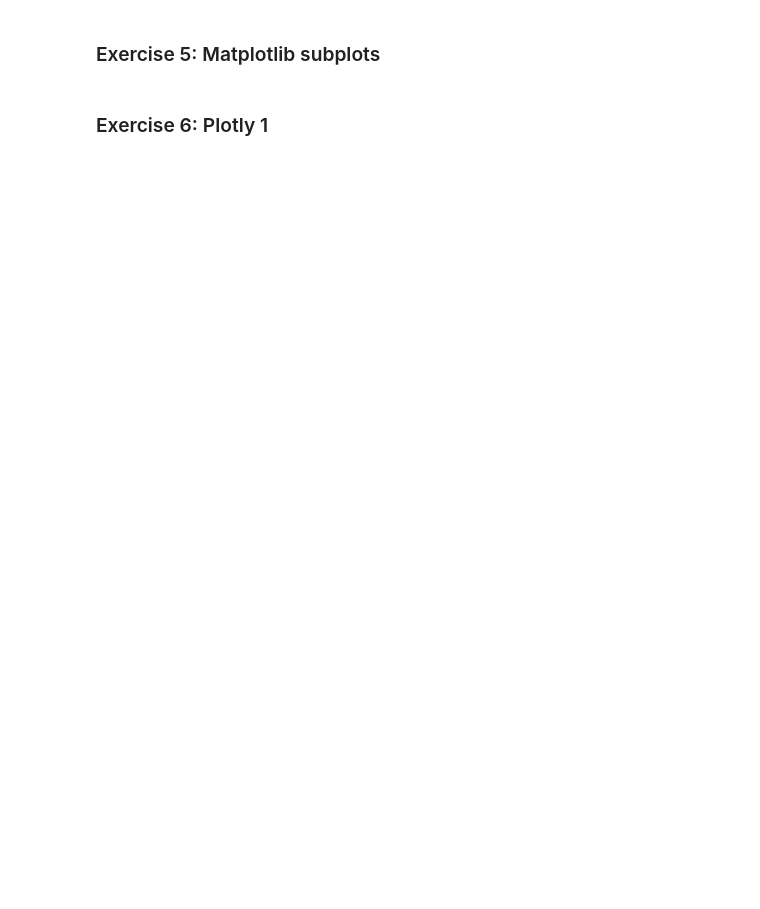
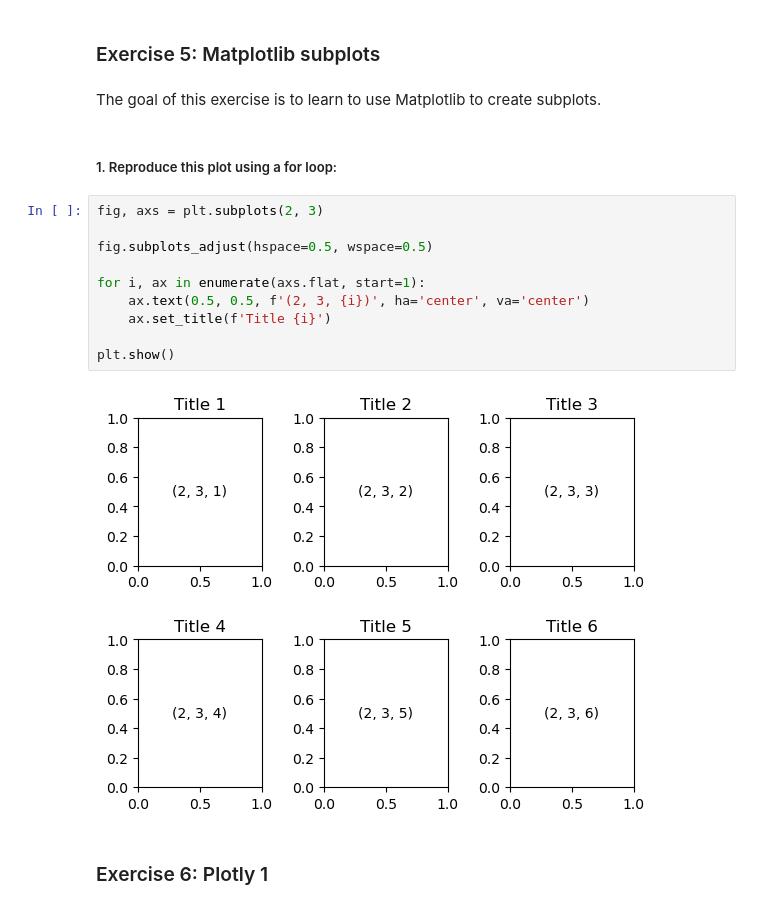
Before and after one commit to coulou800/piscine-ai, a Jupyter notebook: Visualizations-Notebook.ipynb, the cells around one changed output. Saved outputs shown, nothing was run; the diff lists cells and outputs as text; blank space fills up the shorter version.

```diff
--- a/Visualizations-Notebook.ipynb
+++ b/Visualizations-Notebook.ipynb
@@ -80,4 +136,20 @@ df[["num_children","age"]].plot(xlabel="age",ylabel="num_children")
 # %% [markdown]
 ### Exercise 5: Matplotlib subplots
+# %% [markdown]
+The goal of this exercise is to learn to use Matplotlib to create subplots.
+# %% [markdown]
+##### 1. Reproduce this plot using a for loop:
+# %%
+fig, axs = plt.subplots(2, 3)
+
+fig.subplots_adjust(hspace=0.5, wspace=0.5)
+
+for i, ax in enumerate(axs.flat, start=1):
+    ax.text(0.5, 0.5, f'(2, 3, {i})', ha='center', va='center')
+    ax.set_title(f'Title {i}')
+
+plt.show()
+# %% [output]
+[figure, added]
 # %% [markdown]
 ### Exercise 6: Plotly 1
```
Also changed, not shown: parts of 15 cells of this notebook.
